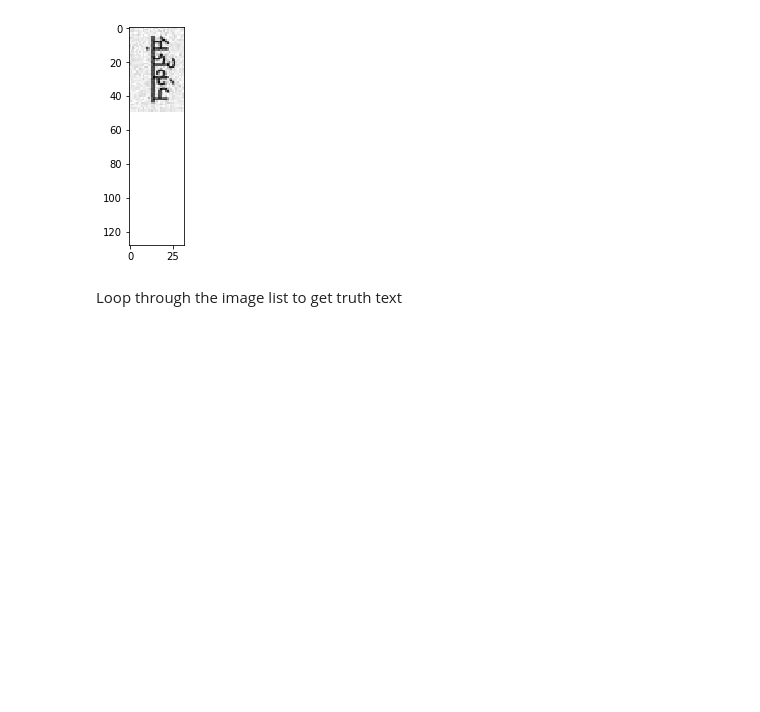
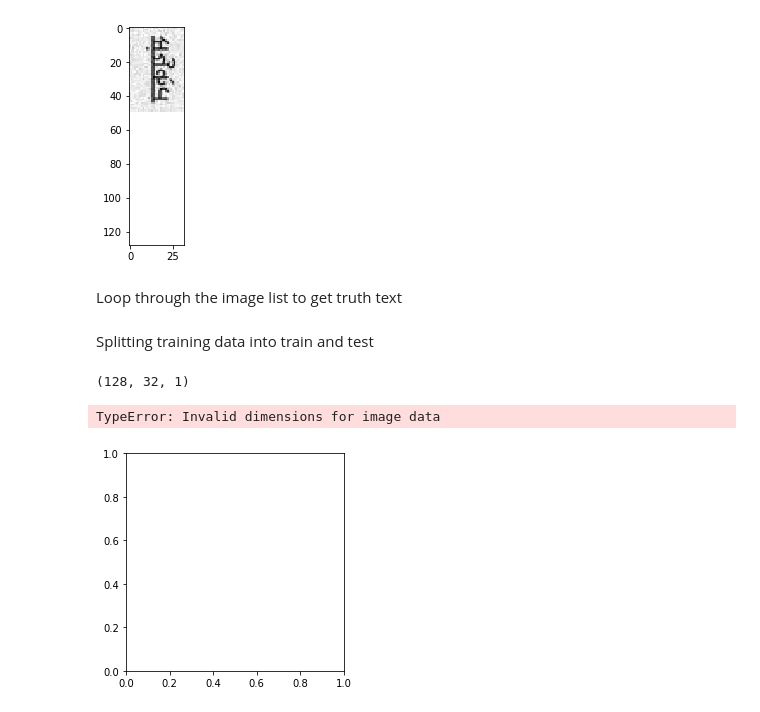
Before and after one commit to RumiRajbhandari/BookRoomForAll, a Jupyter notebook: lstm/ImageLoader.ipynb, the cells around one changed output. Cells and saved outputs as stored; diff of their text form; code cells hidden in the pictures; blank space fills up the shorter version.

```diff
--- a/lstm/ImageLoader.ipynb
+++ b/lstm/ImageLoader.ipynb
@@ -81,5 +127,16 @@ imageName = []
 for image in imageList:
     name, extension = image.split('_')
     imageName.append(name)
+# %% [markdown]
+Splitting training data into train and test
+# %%
+xTrain, xTest, yTrain, yTest = train_test_split(targetImageList, imageName, test_size = 0.2, random_state = 0)
+# %%
+print(np.shape(xTrain[0]))
+plt.imshow(xTest[0], cmap='gray')
+# %% [output]
+(128, 32, 1)
+TypeError: Invalid dimensions for image data
+[figure, added]
 # %%
 kernelVals = [5, 5, 3, 3, 3]
```
Also changed, not shown: parts of 21 cells of this notebook.
